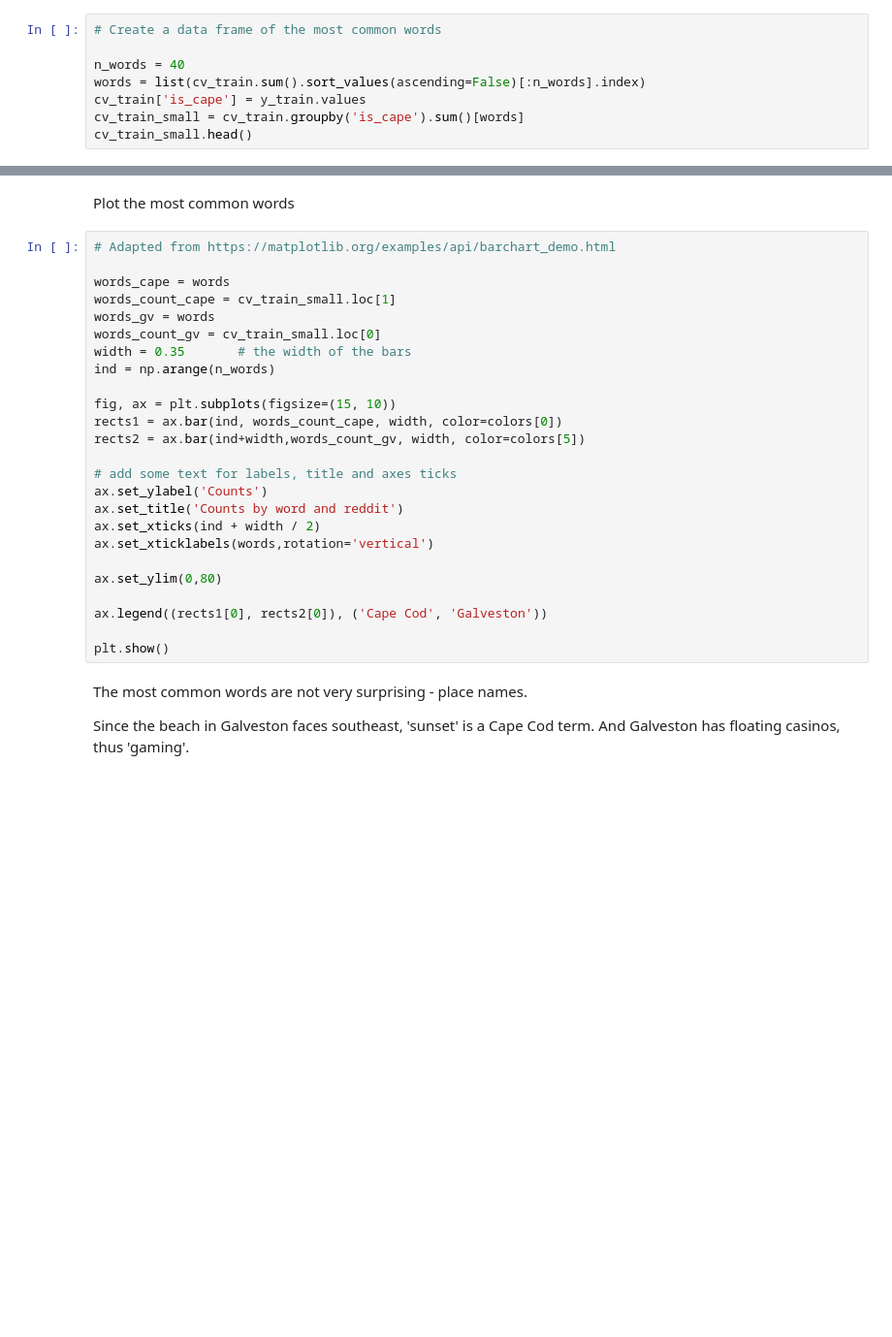
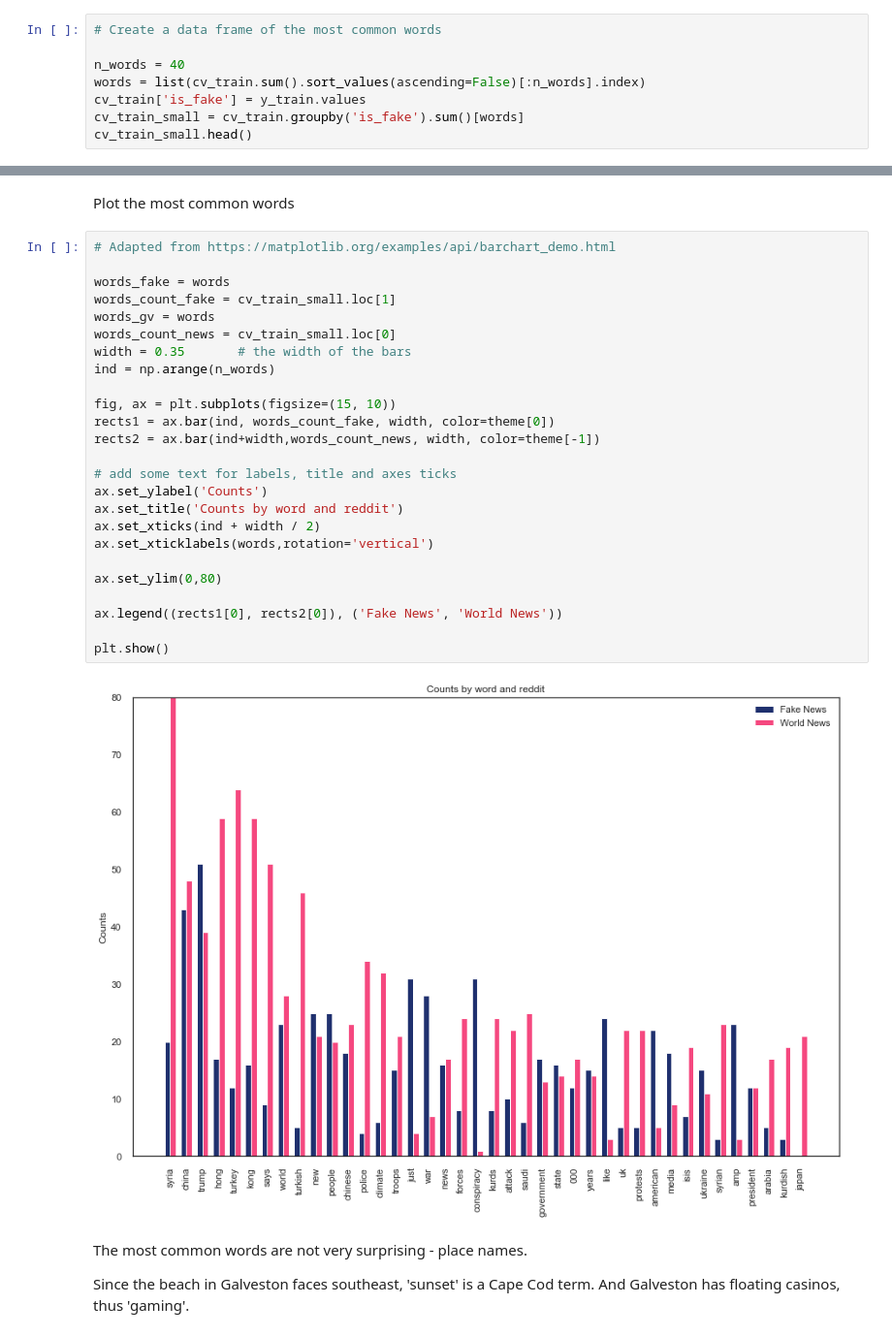
Before and after one commit to AmirYunus/GA_DSI_Project_3, a Jupyter notebook: code/technical_report.ipynb, the cells around one changed output, grey strips where cells are left out. Shown at 97% size. Drawn from its saved outputs; the diff is of its cells as text; blank space fills up the shorter version.

```diff
--- a/code/technical_report.ipynb
+++ b/code/technical_report.ipynb
@@ -305,6 +316,6 @@ Create a dataframe with counts of most common words
 
 n_words = 40
 words = list(cv_train.sum().sort_values(ascending=False)[:n_words].index)
-cv_train['is_cape'] = y_train.values
-cv_train_small = cv_train.groupby('is_cape').sum()[words]
+cv_train['is_fake'] = y_train.values
+cv_train_small = cv_train.groupby('is_fake').sum()[words]
 cv_train_small.head()
@@ -313,28 +330,30 @@ Plot the most common words
 # %%
 # Adapted from https://matplotlib.org/examples/api/barchart_demo.html
 
-words_cape = words
-words_count_cape = cv_train_small.loc[1]
+words_fake = words
+words_count_fake = cv_train_small.loc[1]
 words_gv = words
-words_count_gv = cv_train_small.loc[0]
+words_count_news = cv_train_small.loc[0]
 width = 0.35       # the width of the bars
 ind = np.arange(n_words)
 
 fig, ax = plt.subplots(figsize=(15, 10))
-rects1 = ax.bar(ind, words_count_cape, width, color=colors[0])
-rects2 = ax.bar(ind+width,words_count_gv, width, color=colors[5])
+rects1 = ax.bar(ind, words_count_fake, width, color=theme[0])
+rects2 = ax.bar(ind+width,words_count_news, width, color=theme[-1])
 
 # add some text for labels, title and axes ticks
 ax.set_ylabel('Counts')
 ax.set_title('Counts by word and reddit')
 ax.set_xticks(ind + width / 2)
 ax.set_xticklabels(words,rotation='vertical')
 
 ax.set_ylim(0,80)
 
-ax.legend((rects1[0], rects2[0]), ('Cape Cod', 'Galveston'))
+ax.legend((rects1[0], rects2[0]), ('Fake News', 'World News'))
 
 plt.show()
+# %% [output]
+[figure, added]
 # %% [markdown]
 The most common words are not very surprising - place names.
 
```
Also changed, not shown: parts of 31 cells of this notebook.
